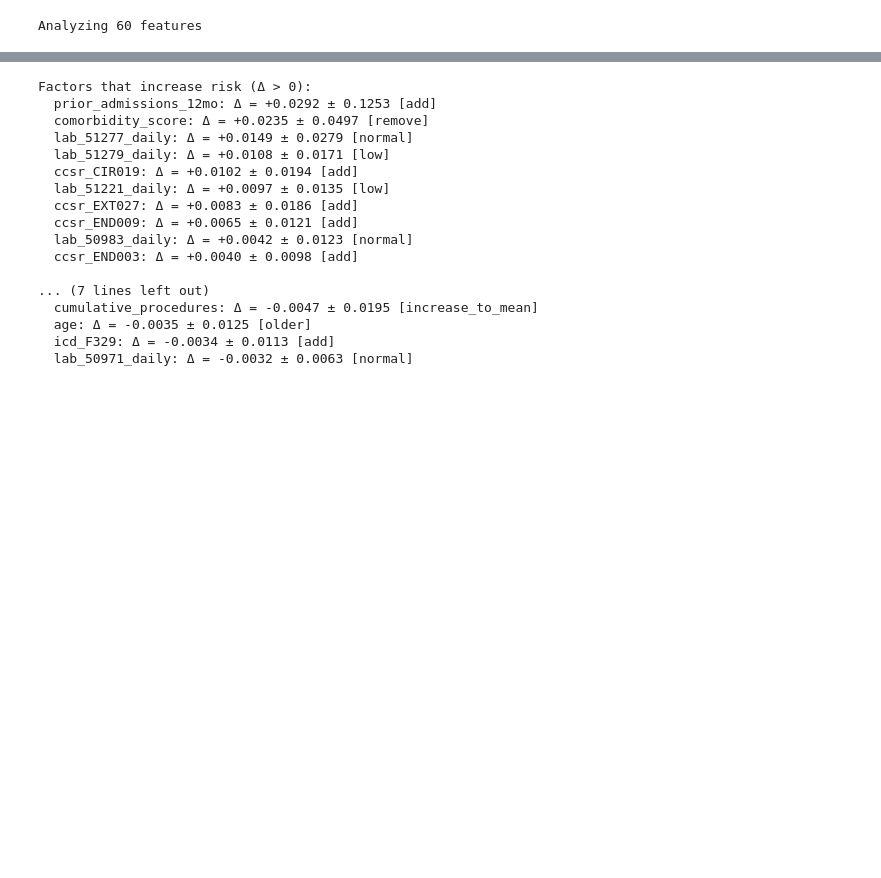
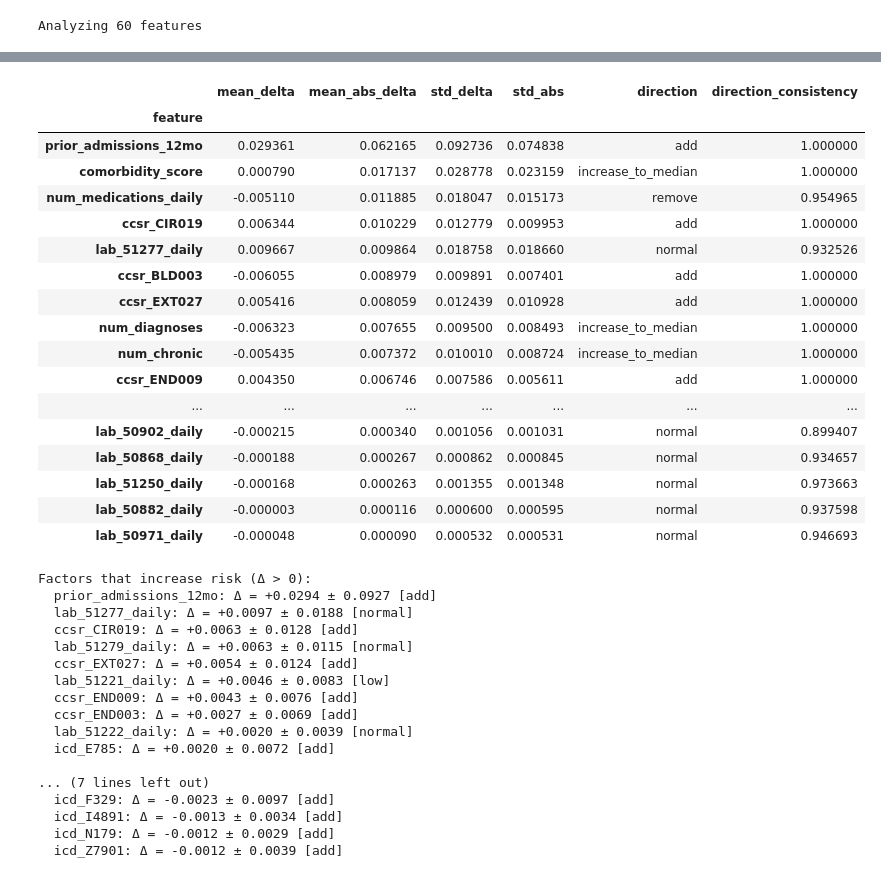
Before and after one commit to arinapetukhova/trusted_llm_risk_profiling, a Jupyter notebook: deltas.ipynb, the cells around one changed output, grey strips where cells are left out. Cells and saved outputs as stored; diff of their text form; code cells hidden in the pictures; blank space fills up the shorter version.

Commit message:
recalculated without cumulative risk

```diff
--- a/deltas.ipynb
+++ b/deltas.ipynb
@@ -266,0 +294,4 @@ results_df.to_csv('total_deltas.csv', index=False)
+# %%
+import pandas as pd
+results_df = pd.read_csv('deltas_full_results.csv')
+results_df.head(5)
@@ -266,0 +358,34 @@ results_df.to_csv('total_deltas.csv', index=False)
+# %%
+feature_importance = (
+    results_df
+    .groupby("feature")
+    .agg(
+        mean_delta=("delta_mean", "mean"),
+        mean_abs_delta=("delta_mean_abs", "mean"),
+        std_delta=("delta_mean", "std"),
+        std_abs=("delta_mean_abs", "std"),
+        direction=("direction_mode", lambda x: x.mode().iat[0]),
+        direction_consistency=("direction_consistency", "mean"),
+    )
+    .sort_values("mean_abs_delta", ascending=False)
+)
+feature_importance
+# %% [output]
+|  | mean_delta | mean_abs_delta | std_delta | std_abs | direction | direction_consistency |
+| feature |  |  |  |  |  |  |
+| prior_admissions_12mo | 0.029361 | 0.062165 | 0.092736 | 0.074838 | add | 1.000000 |
+| comorbidity_score | 0.000790 | 0.017137 | 0.028778 | 0.023159 | increase_to_median | 1.000000 |
+| num_medications_daily | -0.005110 | 0.011885 | 0.018047 | 0.015173 | remove | 0.954965 |
+| ccsr_CIR019 | 0.006344 | 0.010229 | 0.012779 | 0.009953 | add | 1.000000 |
+| lab_51277_daily | 0.009667 | 0.009864 | 0.018758 | 0.018660 | normal | 0.932526 |
+| ccsr_BLD003 | -0.006055 | 0.008979 | 0.009891 | 0.007401 | add | 1.000000 |
+| ccsr_EXT027 | 0.005416 | 0.008059 | 0.012439 | 0.010928 | add | 1.000000 |
+| num_diagnoses | -0.006323 | 0.007655 | 0.009500 | 0.008493 | increase_to_median | 1.000000 |
+| num_chronic | -0.005435 | 0.007372 | 0.010010 | 0.008724 | increase_to_median | 1.000000 |
+| ccsr_END009 | 0.004350 | 0.006746 | 0.007586 | 0.005611 | add | 1.000000 |
+| ... | ... | ... | ... | ... | ... | ... |
+| lab_50902_daily | -0.000215 | 0.000340 | 0.001056 | 0.001031 | normal | 0.899407 |
+| lab_50868_daily | -0.000188 | 0.000267 | 0.000862 | 0.000845 | normal | 0.934657 |
+| lab_51250_daily | -0.000168 | 0.000263 | 0.001355 | 0.001348 | normal | 0.973663 |
+| lab_50882_daily | -0.000003 | 0.000116 | 0.000600 | 0.000595 | normal | 0.937598 |
+| lab_50971_daily | -0.000048 | 0.000090 | 0.000532 | 0.000531 | normal | 0.946693 |
@@ -267,28 +400,28 @@ results_df.to_csv('total_deltas.csv', index=False)
 # %%
 print("\nFactors that increase risk (Δ > 0):")
-positive = delta_stats[delta_stats['delta_mean'] > 0].sort_values('delta_mean', ascending=False).head(10)
+positive = feature_importance[feature_importance['mean_delta'] > 0].sort_values('mean_delta', ascending=False).head(10)
 for _, row in positive.iterrows():
-    print(f"  {row['feature']}: Δ = {row['delta_mean']:+.4f} ± {row['delta_std']:.4f} [{row['most_common_direction']}]")
+    print(f"  {row['feature']}: Δ = {row['mean_delta']:+.4f} ± {row['std_delta']:.4f} [{row['direction']}]")
 
 print("\nFactors that decrease risk (Δ < 0):")
-negative = delta_stats[delta_stats['delta_mean'] < 0].sort_values('delta_mean', ascending=True).head(10)
+negative = feature_importance[feature_importance['mean_delta'] < 0].sort_values('mean_delta', ascending=True).head(10)
 for _, row in negative.iterrows():
-    print(f"  {row['feature']}: Δ = {row['delta_mean']:+.4f} ± {row['delta_std']:.4f} [{row['most_common_direction']}]")
+    print(f"  {row['feature']}: Δ = {row['mean_delta']:+.4f} ± {row['std_delta']:.4f} [{row['direction']}]")
 # %% [output]
 Factors that increase risk (Δ > 0):
-  prior_admissions_12mo: Δ = +0.0292 ± 0.1253 [add]
-  comorbidity_score: Δ = +0.0235 ± 0.0497 [remove]
-  lab_51277_daily: Δ = +0.0149 ± 0.0279 [normal]
-  lab_51279_daily: Δ = +0.0108 ± 0.0171 [low]
-  ccsr_CIR019: Δ = +0.0102 ± 0.0194 [add]
-  lab_51221_daily: Δ = +0.0097 ± 0.0135 [low]
-  ccsr_EXT027: Δ = +0.0083 ± 0.0186 [add]
-  ccsr_END009: Δ = +0.0065 ± 0.0121 [add]
-  lab_50983_daily: Δ = +0.0042 ± 0.0123 [normal]
-  ccsr_END003: Δ = +0.0040 ± 0.0098 [add]
+  prior_admissions_12mo: Δ = +0.0294 ± 0.0927 [add]
+  lab_51277_daily: Δ = +0.0097 ± 0.0188 [normal]
+  ccsr_CIR019: Δ = +0.0063 ± 0.0128 [add]
+  lab_51279_daily: Δ = +0.0063 ± 0.0115 [normal]
+  ccsr_EXT027: Δ = +0.0054 ± 0.0124 [add]
+  lab_51221_daily: Δ = +0.0046 ± 0.0083 [low]
+  ccsr_END009: Δ = +0.0043 ± 0.0076 [add]
+  ccsr_END003: Δ = +0.0027 ± 0.0069 [add]
+  lab_51222_daily: Δ = +0.0020 ± 0.0039 [normal]
+  icd_E785: Δ = +0.0020 ± 0.0072 [add]
 
 ... (7 lines left out)
-  cumulative_procedures: Δ = -0.0047 ± 0.0195 [increase_to_mean]
-  age: Δ = -0.0035 ± 0.0125 [older]
-  icd_F329: Δ = -0.0034 ± 0.0113 [add]
-  lab_50971_daily: Δ = -0.0032 ± 0.0063 [normal]
+  icd_F329: Δ = -0.0023 ± 0.0097 [add]
+  icd_I4891: Δ = -0.0013 ± 0.0034 [add]
+  icd_N179: Δ = -0.0012 ± 0.0029 [add]
+  icd_Z7901: Δ = -0.0012 ± 0.0039 [add]
```
Also changed, not shown: parts of 10 cells of this notebook.
